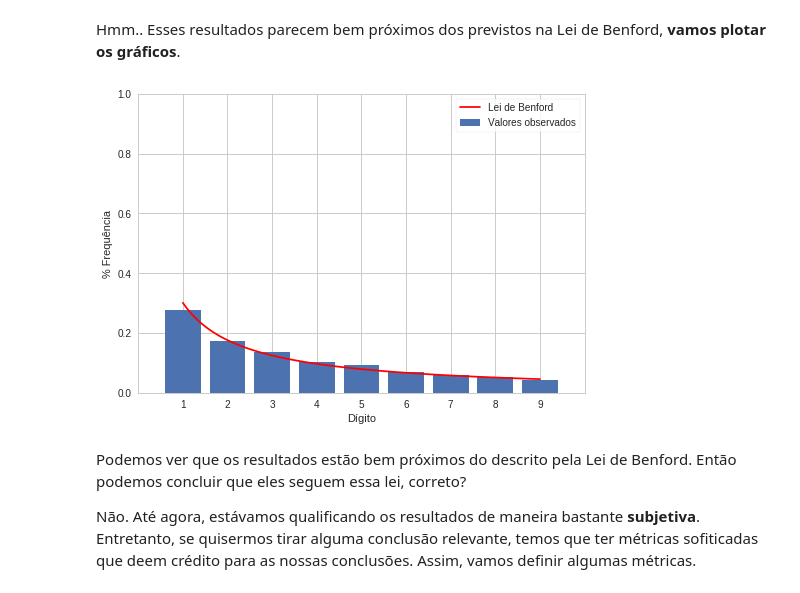
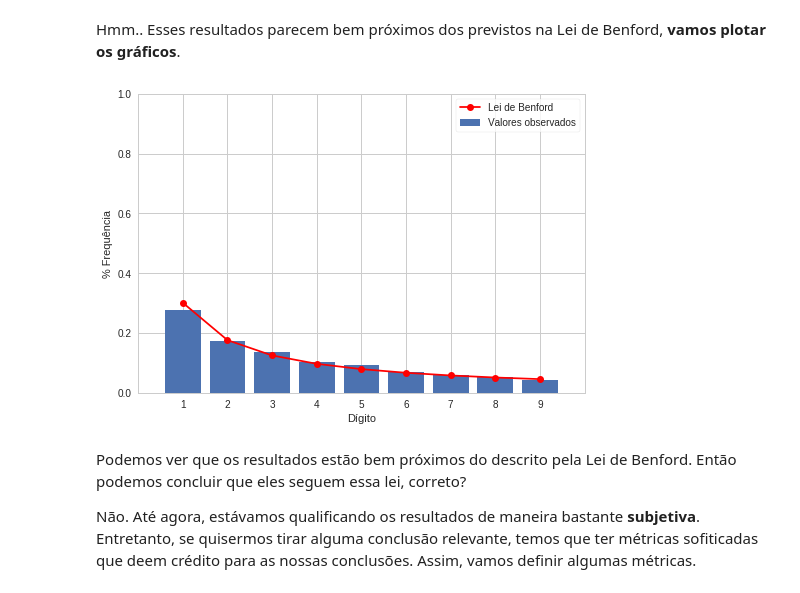
Before and after one commit to Fernandohf/Benford-s-Law, a Jupyter notebook: Lei de Bendford.ipynb, the cells around one changed output. Saved outputs shown, nothing was run; the diff lists cells and outputs as text; code cells hidden in the pictures.

Commit message:
updated image

```diff
--- a/Lei de Bendford.ipynb
+++ b/Lei de Bendford.ipynb
@@ -213,29 +213,29 @@ Hmm.. Esses resultados parecem bem próximos dos previstos na Lei de Benford, **
 # %%
 import numpy as np
 
 def result_vs_benford(series):
     with sns.axes_style("whitegrid"):
       f, ax = plt.subplots()
       # Plot dos valores observados
       x_o = series.index.values.astype(int)
       y_o = series.values
       ax.bar(x_o, y_o, label="Valores observados")
 
       # Plot da Lei de Bendford
-      x = np.linspace(1, 9, 100)
+      x = np.linspace(1, 9, 9)
       y = np.log10(1 + (1/x))
-      ax.plot(x, y, label = "Lei de Benford", c='r')
+      ax.plot(x, y, '-or', label = "Lei de Benford")
 
       ax.set_xlabel("Dígito")
       ax.set_ylabel("% Frequência")
       ax.set_xticks(x_o)
       ax.set_ylim((0, 1))
       ax.set_xlim((0, 10))
       ax.legend(frameon=True)
 
 result_vs_benford(first_digit_freq["Porcentagem"])
 # %% [output]
-[figure, old version]
+[figure, new version]
 # %% [markdown]
 Podemos ver que os resultados estão bem próximos do descrito pela Lei de Benford. Então podemos concluir que eles seguem essa lei, correto?
 
```
Also changed, not shown: parts of 3 cells of this notebook, 1 other file.
